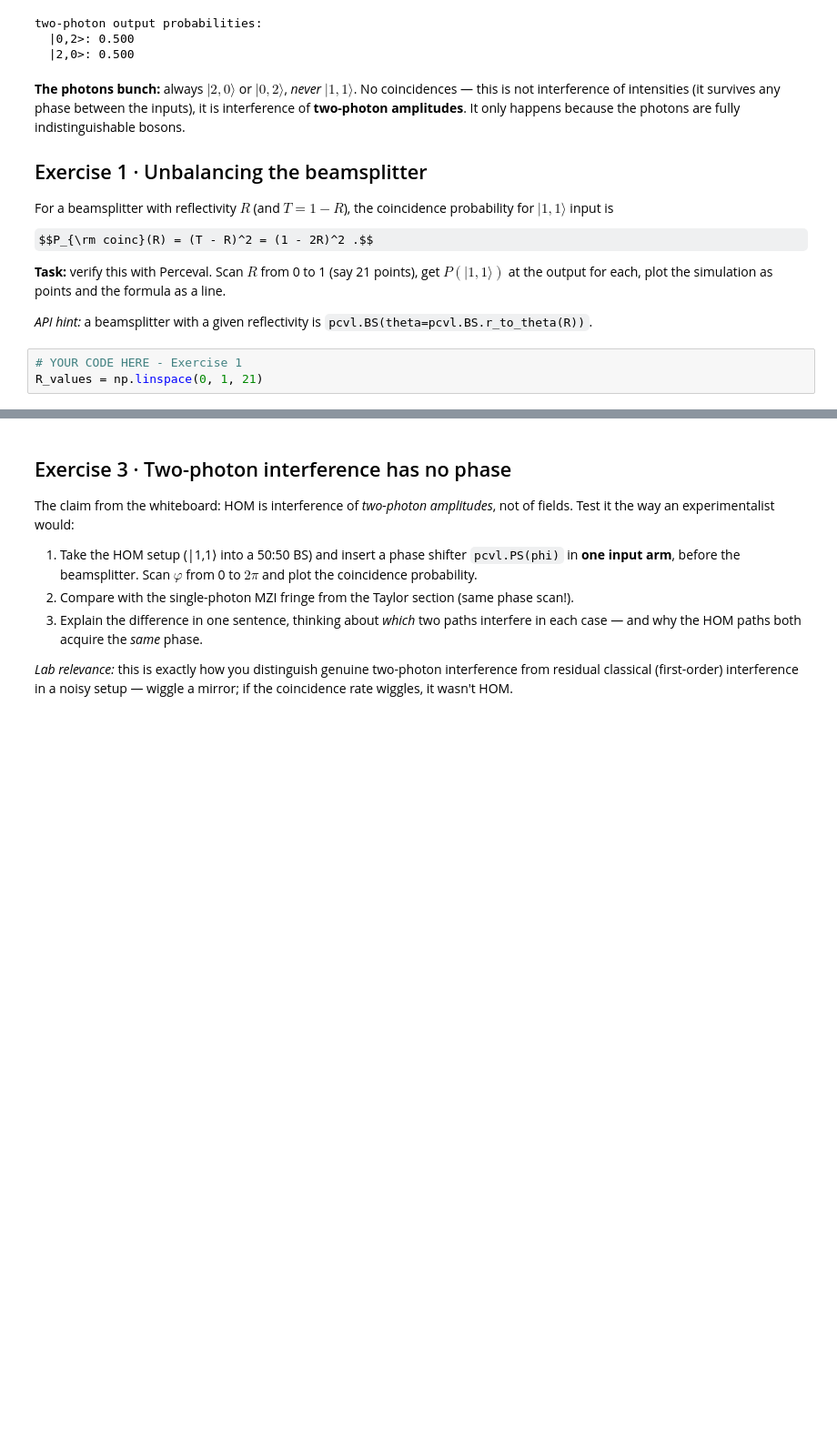
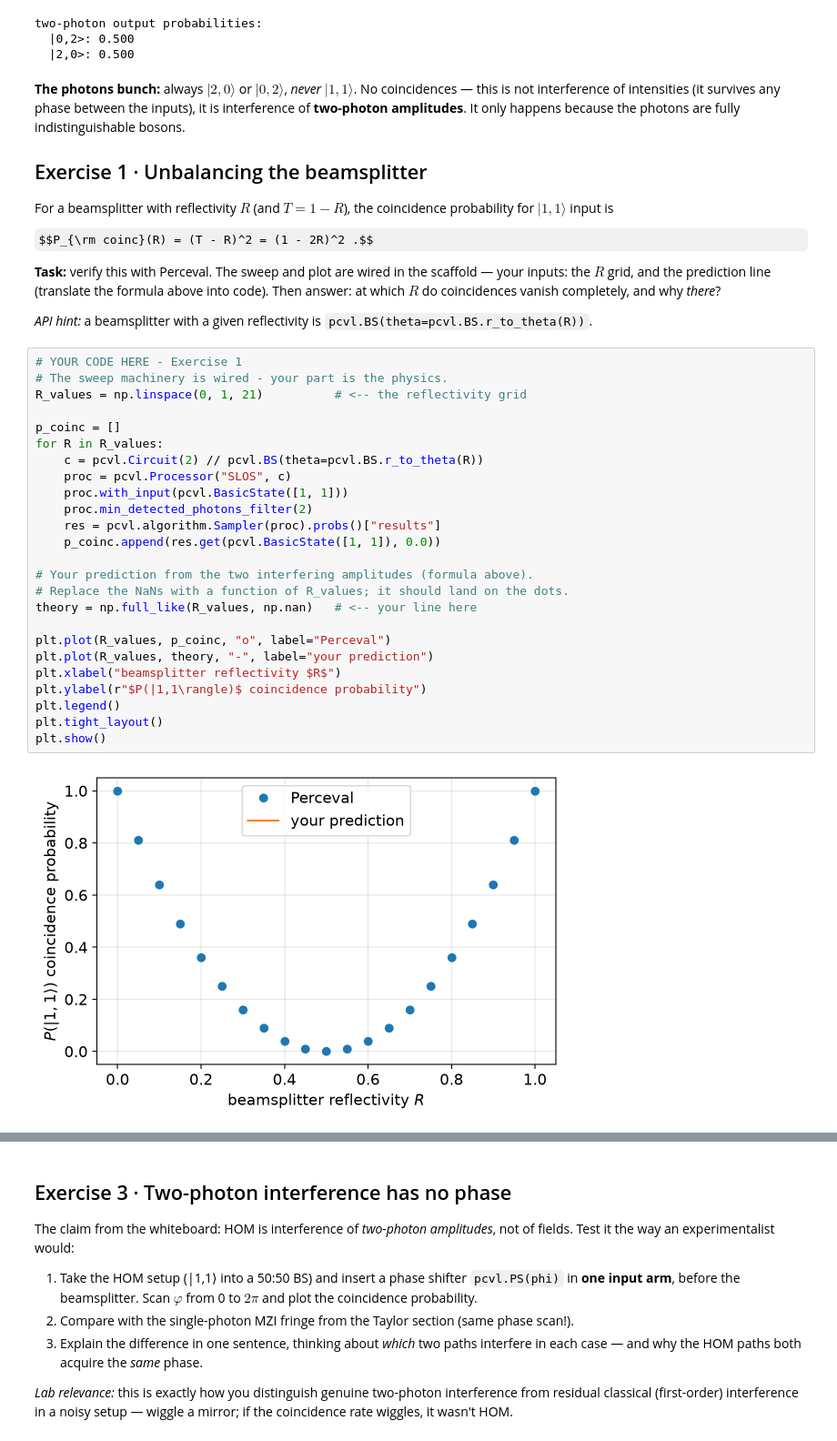
Before and after one commit to laserlab/CountingPhotons, a Jupyter notebook: lectures/05_Lab_HOM_Interference.ipynb, the cells around one changed output, grey strips where cells are left out. Shown at 91% size. Drawn from its saved outputs; the diff is of its cells as text; some formulas as TeX source; blank space fills up the shorter version.

```diff
--- a/lectures/05_Lab_HOM_Interference.ipynb
+++ b/lectures/05_Lab_HOM_Interference.ipynb
@@ -173,12 +201,36 @@ For a beamsplitter with reflectivity $R$ (and $T = 1-R$), the coincidence probab
 
 $$P_{\rm coinc}(R) = (T - R)^2 = (1 - 2R)^2 .$$
 
-**Task:** verify this with Perceval. Scan $R$ from 0 to 1 (say 21 points), get $P(|1,1\rangle)$ at the output for each, plot the simulation as points and the formula as a line.
+**Task:** verify this with Perceval. The sweep and plot are wired in the scaffold — your inputs: the $R$ grid, and the prediction line (translate the formula above into code). Then answer: at which $R$ do coincidences vanish completely, and why *there*?
 
 *API hint:* a beamsplitter with a given reflectivity is `pcvl.BS(theta=pcvl.BS.r_to_theta(R))`.
 # %%
 # YOUR CODE HERE - Exercise 1
-R_values = np.linspace(0, 1, 21)
+# The sweep machinery is wired - your part is the physics.
+R_values = np.linspace(0, 1, 21)          # <-- the reflectivity grid
+
+p_coinc = []
+for R in R_values:
+    c = pcvl.Circuit(2) // pcvl.BS(theta=pcvl.BS.r_to_theta(R))
+    proc = pcvl.Processor("SLOS", c)
+    proc.with_input(pcvl.BasicState([1, 1]))
+    proc.min_detected_photons_filter(2)
+    res = pcvl.algorithm.Sampler(proc).probs()["results"]
+    p_coinc.append(res.get(pcvl.BasicState([1, 1]), 0.0))
+
+# Your prediction from the two interfering amplitudes (formula above).
+# Replace the NaNs with a function of R_values; it should land on the dots.
+theory = np.full_like(R_values, np.nan)   # <-- your line here
+
+plt.plot(R_values, p_coinc, "o", label="Perceval")
+plt.plot(R_values, theory, "-", label="your prediction")
+plt.xlabel("beamsplitter reflectivity $R$")
+plt.ylabel(r"$P(|1,1\rangle)$ coincidence probability")
+plt.legend()
+plt.tight_layout()
+plt.show()
+# %% [output]
+[figure, added]
 # %% [markdown]
 ## Exercise 2 · The HOM dip
 
```
Also changed, not shown: parts of 11 cells of this notebook, 9 other files.
